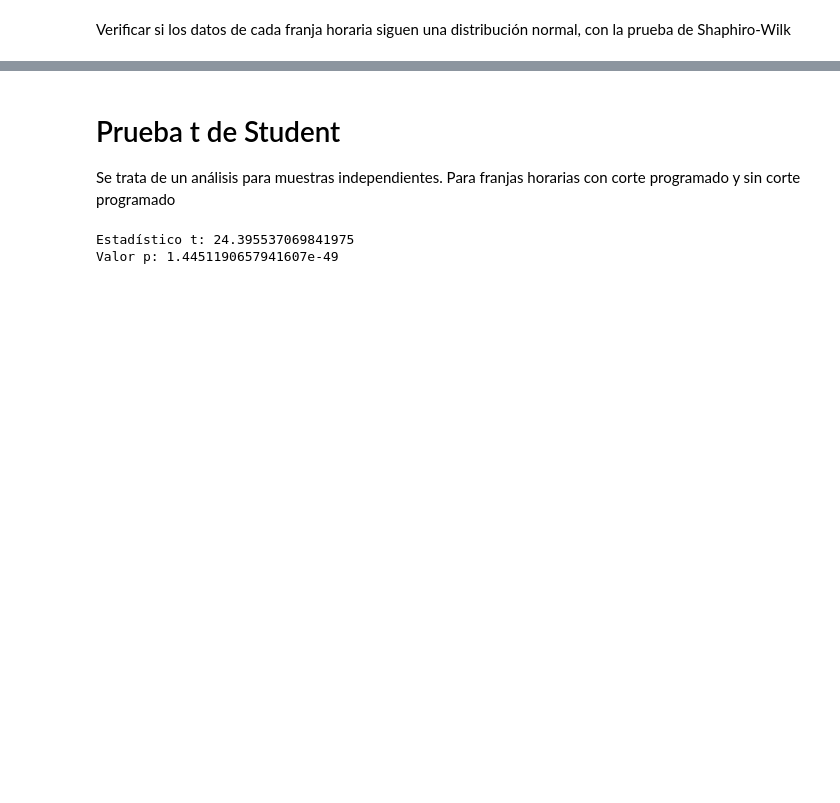
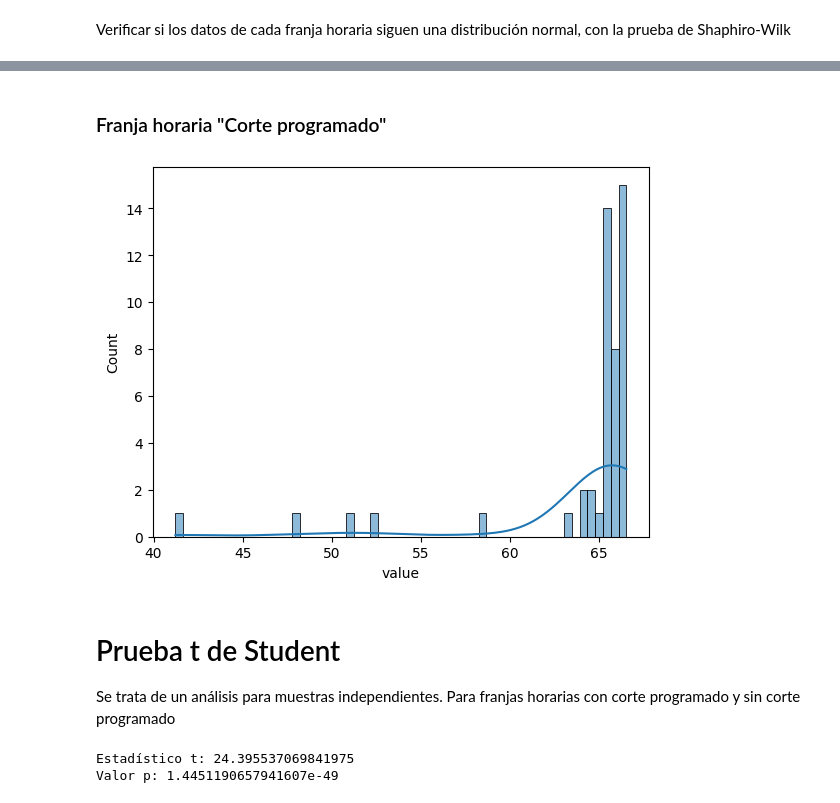
Before and after one commit to darespinoza/ruido_generador_ierse, a Jupyter notebook: ruido_generadores_oct.ipynb, the cells around one changed output, grey strips where cells are left out. Drawn from its saved outputs; the diff is of its cells as text; code cells hidden in the pictures; blank space fills up the shorter version.

```diff
--- a/ruido_generadores_oct.ipynb
+++ b/ruido_generadores_oct.ipynb
@@ -205,3 +214,11 @@ Estadístico Shapiro-Wilk: 0.964 Valor p: 0.025
+# %% [markdown]
+### Franja horaria "Corte programado"
+# %%
+datos = df_noise_date[df_noise_date['franja_horaria'] == 'Corte programado']
+sns.histplot(data= datos, x='value', kde=True) # Incluir curva de densidad
+plt.show()
+# %% [output]
+[figure, added]
 # %% [markdown]
 # Prueba t de Student
 Se trata de un análisis para muestras independientes.
```
Also changed, not shown: parts of 14 cells of this notebook.
